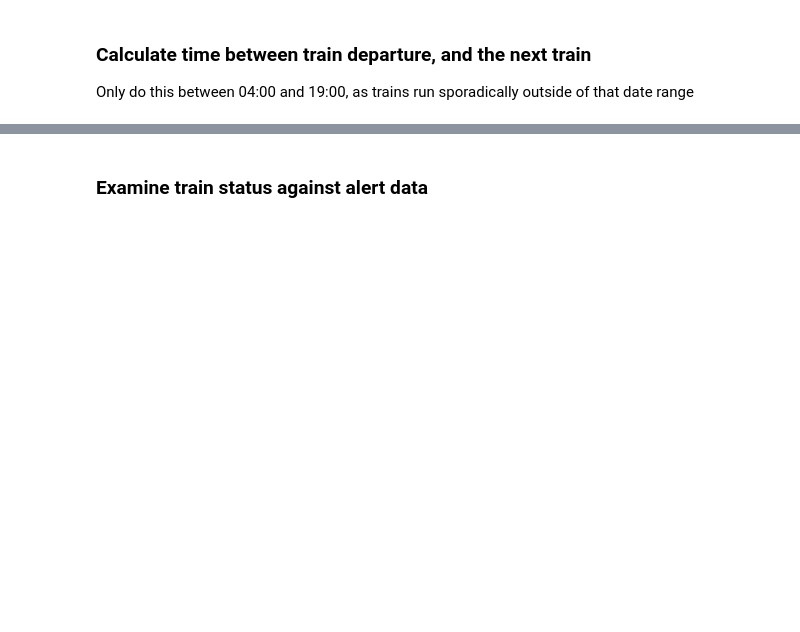
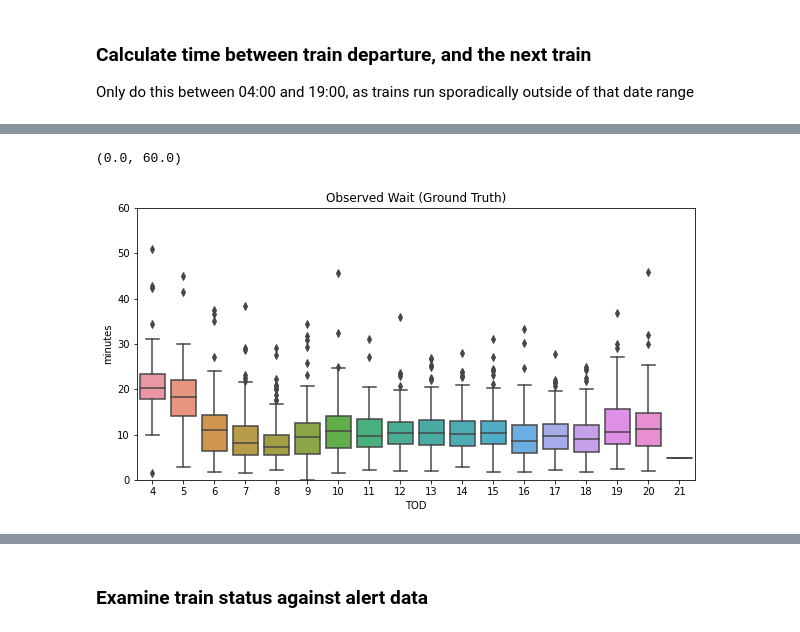
Before and after one commit to b-koopman/MTADelayPredict, a Jupyter notebook: Notebooks/DataExploration.ipynb, the cells around one changed output, grey strips where cells are left out. Drawn from its saved outputs; the diff is of its cells as text; code cells hidden in the pictures; blank space fills up the shorter version.

```diff
--- a/Notebooks/DataExploration.ipynb
+++ b/Notebooks/DataExploration.ipynb
@@ -294,6 +283,7 @@ for _,d in new_stops.groupby(new_stops.index.date):
 
 time_till_next_obs = pd.concat(deltas)
 time_till_next_obs = time_till_next_obs.dropna(how='all')
-time_till_next_obs = time_till_next_obs.between_time('04:00','19:00')
+time_till_next_obs = time_till_next_obs.between_time('04:00','21:00')
 #time_till_next_obs = (new_stops.time.shift(-1) - new_stops.time).to_frame()
 time_till_next_obs['minutes'] = time_till_next_obs['time'].map(lambda x: x.total_seconds() / 60. )
+time_till_next_obs['TOD'] = time_till_next_obs.index.map(lambda x: x.hour)
@@ -311,0 +290,8 @@ Name: minutes, dtype: float64
+# %%
+plt.figure(figsize=(10,5))
+ax = sns.boxplot(x="TOD", y="minutes", data=time_till_next_obs)
+ax.set_title("Observed Wait (Ground Truth)")
+ax.set_ylim([0, 60])
+# %% [output]
+(0.0, 60.0)
+[figure, added]
```
Also changed, not shown: parts of 76 cells of this notebook, 11 other files.
